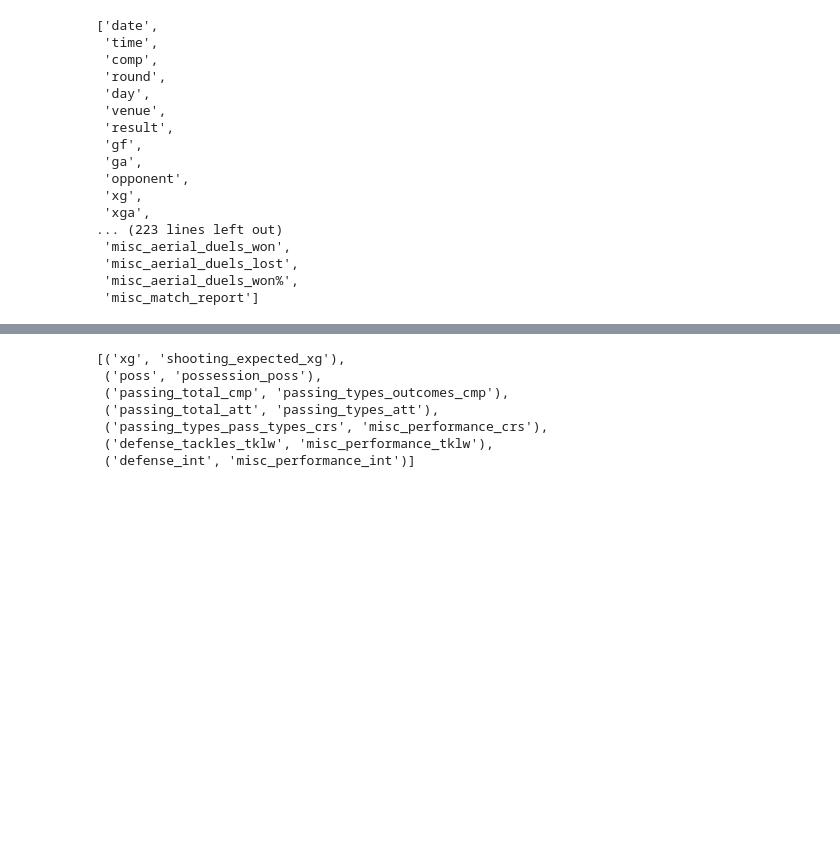
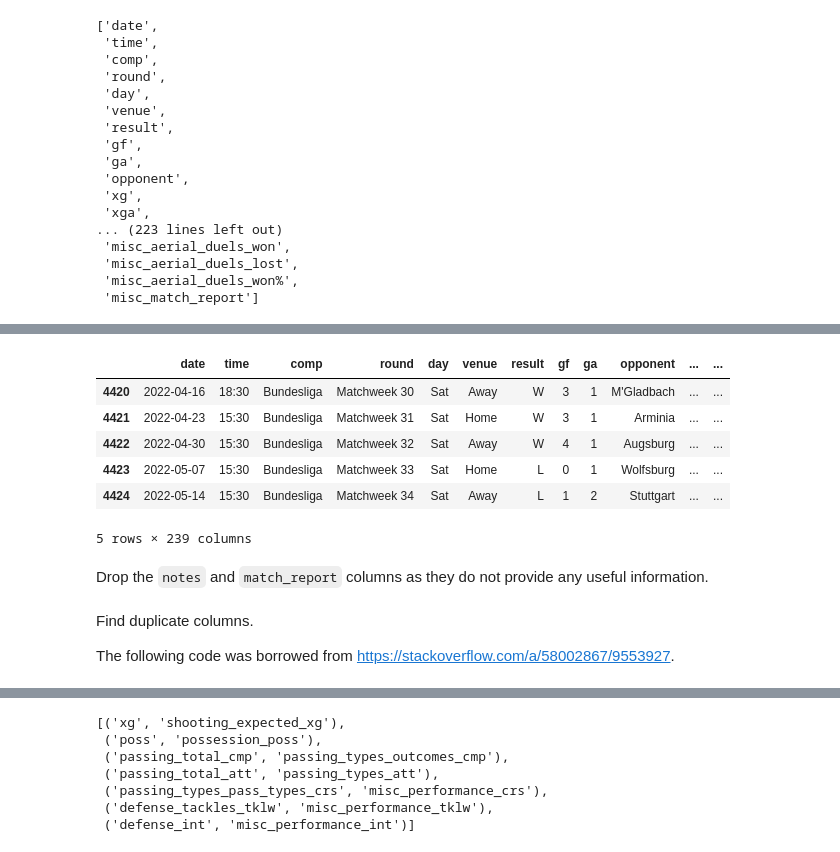
Before and after one commit to stoyanK7/football-prediction, a Jupyter notebook: data_engineering/3.cleaning.ipynb, the cells around one changed output, grey strips where cells are left out. Saved outputs shown, nothing was run; the diff lists cells and outputs as text; code cells hidden in the pictures; blank space fills up the shorter version.

```diff
--- a/data_engineering/3.cleaning.ipynb
+++ b/data_engineering/3.cleaning.ipynb
@@ -78,0 +119,12 @@ matches_df.columns.tolist()
+# %%
+matches_df.tail()
+# %% [output]
+|  | date | time | comp | round | day | venue | result | gf | ga | opponent | ... | ... |
+| 4420 | 2022-04-16 | 18:30 | Bundesliga | Matchweek 30 | Sat | Away | W | 3 | 1 | M'Gladbach | ... | ... |
+| 4421 | 2022-04-23 | 15:30 | Bundesliga | Matchweek 31 | Sat | Home | W | 3 | 1 | Arminia | ... | ... |
+| 4422 | 2022-04-30 | 15:30 | Bundesliga | Matchweek 32 | Sat | Away | W | 4 | 1 | Augsburg | ... | ... |
+| 4423 | 2022-05-07 | 15:30 | Bundesliga | Matchweek 33 | Sat | Home | L | 0 | 1 | Wolfsburg | ... | ... |
+| 4424 | 2022-05-14 | 15:30 | Bundesliga | Matchweek 34 | Sat | Away | L | 1 | 2 | Stuttgart | ... | ... |
+5 rows × 239 columns
+# %% [markdown]
+Drop the `notes` and `match_report` columns as they do not provide any useful information.
@@ -78,0 +133,4 @@ matches_df.columns.tolist()
+# %% [markdown]
+Find duplicate columns.
+
+The following code was borrowed from [https://stackoverflow.com/a/58002867/9553927](https://stackoverflow.com/a/58002867/9553927).
```
Also changed, not shown: parts of 71 cells of this notebook.
